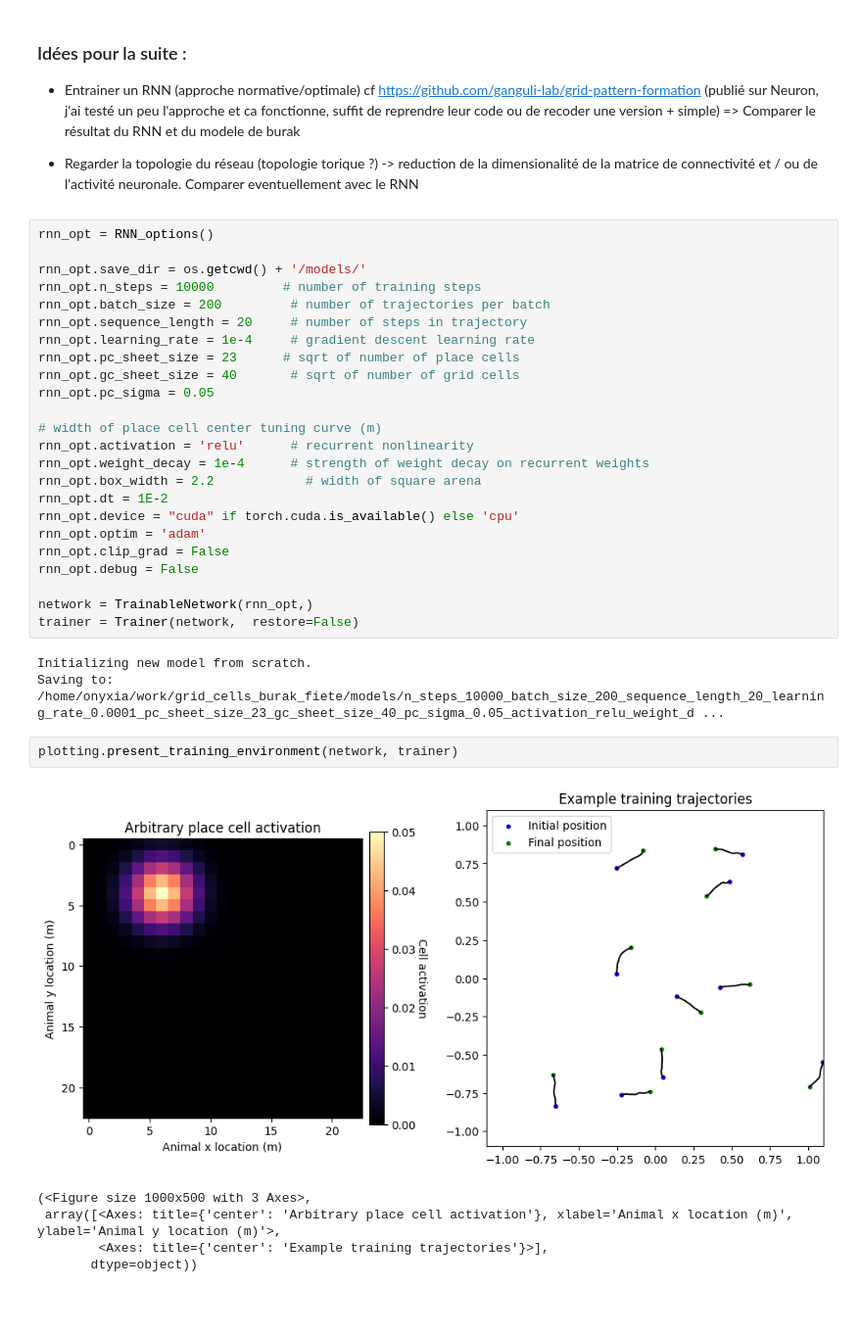
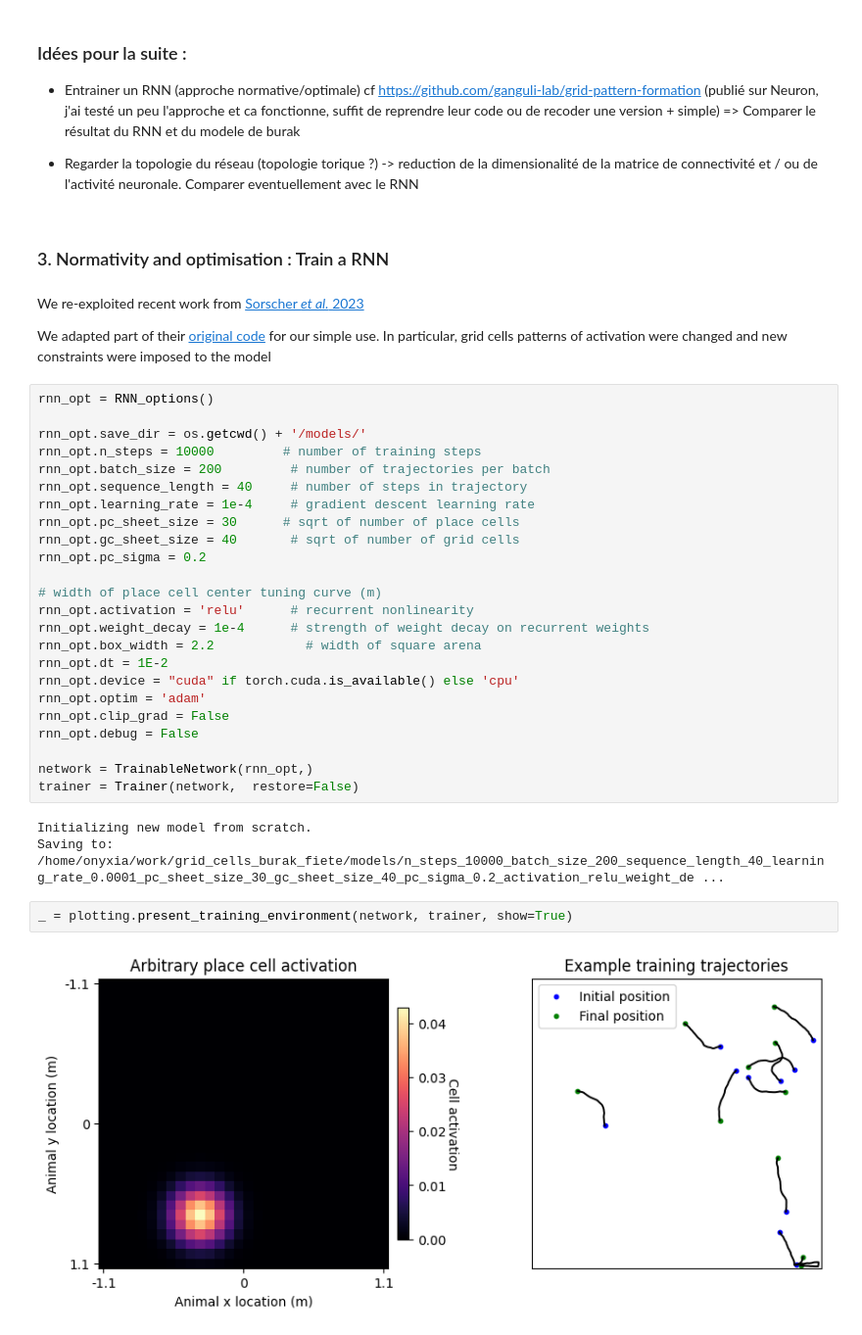
Before and after one commit to gregoireyasmine/grid_cells_burak_fiete, a Jupyter notebook: evaluate_grid.ipynb, the cells around one changed output. Shown at 98% size. Cells and saved outputs as stored; diff of their text form; blank space fills up the shorter version.

Commit message:
Cleaned notebook, fixed rnn, plotted rnn perfs, added example weights

```diff
--- a/evaluate_grid.ipynb
+++ b/evaluate_grid.ipynb
@@ -72,17 +89,23 @@ Estimated prediction to truth size ratio = 0.0643, R2=0.999
 - Entrainer un RNN (approche normative/optimale) cf https://github.com/ganguli-lab/grid-pattern-formation (publié sur Neuron, j'ai testé un peu l'approche et ca fonctionne, suffit de reprendre leur code ou de recoder une version + simple) => Comparer le résultat du RNN et du modele de burak
 
 - Regarder la topologie du réseau (topologie torique ?) -> reduction de la dimensionalité de la matrice de connectivité et / ou de l'activité neuronale. Comparer eventuellement avec le RNN
+# %% [markdown]
+### 3. Normativity and optimisation : Train a RNN
+# %% [markdown]
+We re-exploited recent work from [Sorscher *et al.* 2023](https://doi.org/10.1080/02786828708959166)
+
+We adapted part of their [original code](https://github.com/ganguli-lab/grid-pattern-formation) for our simple use. In particular, grid cells patterns of activation were changed and new constraints were imposed to the model
 # %%
 rnn_opt = RNN_options()
 
 rnn_opt.save_dir = os.getcwd() + '/models/'
 rnn_opt.n_steps = 10000         # number of training steps
 rnn_opt.batch_size = 200         # number of trajectories per batch
-rnn_opt.sequence_length = 20     # number of steps in trajectory
+rnn_opt.sequence_length = 40     # number of steps in trajectory
 rnn_opt.learning_rate = 1e-4     # gradient descent learning rate
-rnn_opt.pc_sheet_size = 23      # sqrt of number of place cells
+rnn_opt.pc_sheet_size = 30      # sqrt of number of place cells
 rnn_opt.gc_sheet_size = 40       # sqrt of number of grid cells
-rnn_opt.pc_sigma = 0.05
+rnn_opt.pc_sigma = 0.2
 
 # width of place cell center tuning curve (m)
 rnn_opt.activation = 'relu'      # recurrent nonlinearity
@@ -98,14 +121,10 @@ network = TrainableNetwork(rnn_opt,)
 trainer = Trainer(network,  restore=False)
 # %% [output]
 Initializing new model from scratch.
-Saving to: /home/onyxia/work/grid_cells_burak_fiete/models/n_steps_10000_batch_size_200_sequence_length_20_learning_rate_0.0001_pc_sheet_size_23_gc_sheet_size_40_pc_sigma_0.05_activation_relu_weight_d ...
+Saving to: /home/onyxia/work/grid_cells_burak_fiete/models/n_steps_10000_batch_size_200_sequence_length_40_learning_rate_0.0001_pc_sheet_size_30_gc_sheet_size_40_pc_sigma_0.2_activation_relu_weight_de ...
 # %%
-plotting.present_training_environment(network, trainer)
+_ = plotting.present_training_environment(network, trainer, show=True)
 # %% [output]
-[figure, old version]
+[figure, new version]
-(<Figure size 1000x500 with 3 Axes>,
- array([<Axes: title={'center': 'Arbitrary place cell activation'}, xlabel='Animal x location (m)', ylabel='Animal y location (m)'>,
-        <Axes: title={'center': 'Example training trajectories'}>],
-       dtype=object))
 # %%
 n_epochs = 2
```
Also changed, not shown: parts of 12 cells of this notebook, 4 other files.
